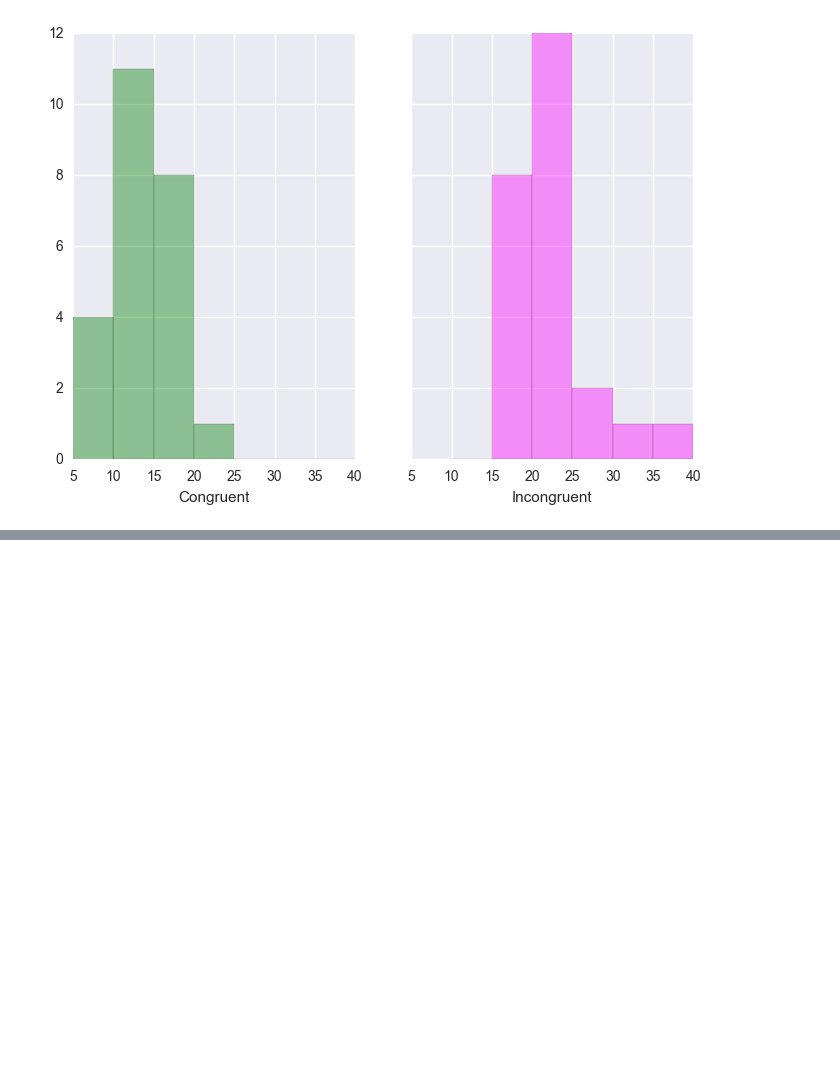
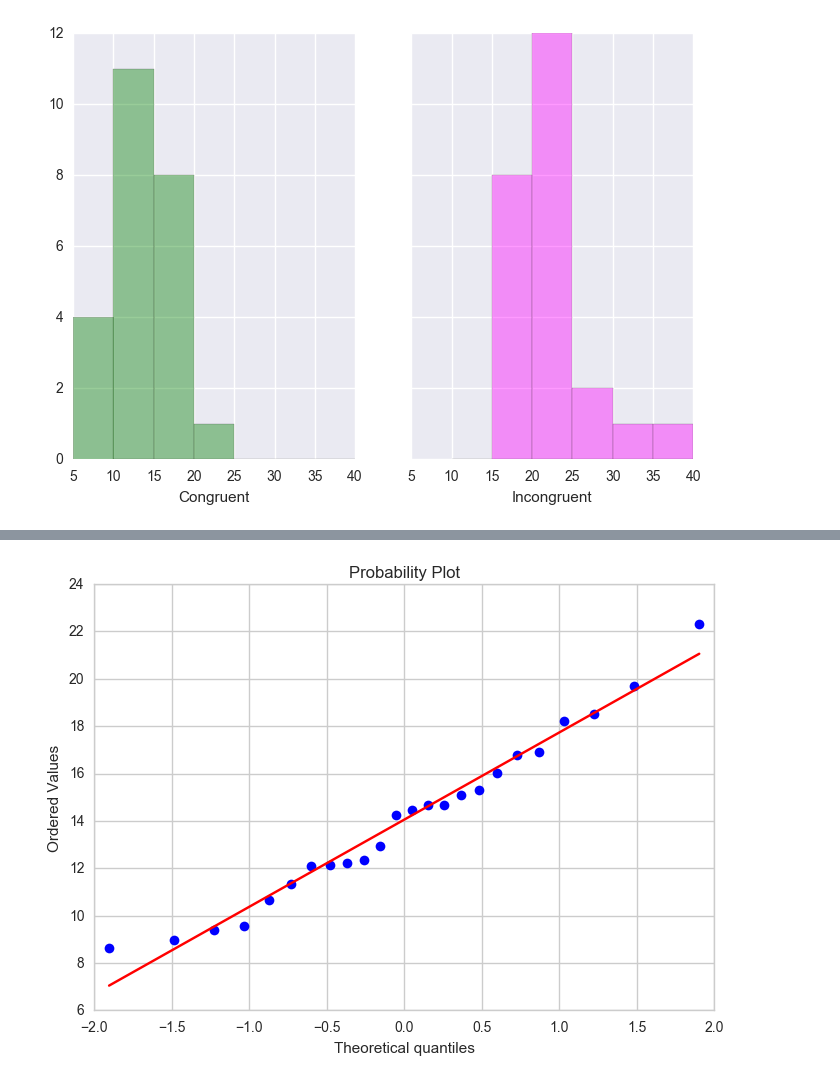
Before and after one commit to hichana/data-science-quiver, a Jupyter notebook: plotting_and_graphs.ipynb, the cells around one changed output, grey strips where cells are left out. Saved outputs shown, nothing was run; the diff lists cells and outputs as text; code cells hidden in the pictures; blank space fills up the shorter version.

```diff
--- a/plotting_and_graphs.ipynb
+++ b/plotting_and_graphs.ipynb
@@ -85,0 +117,7 @@ plt.show()
+# %%
+from scipy import stats
+import matplotlib.pyplot as plt
+res = stats.probplot(sample_data['Congruent'], plot=plt)
+plt.show()
+# %% [output]
+[figure, added]
```
Also changed, not shown: parts of 6 cells of this notebook, 2 other files.
